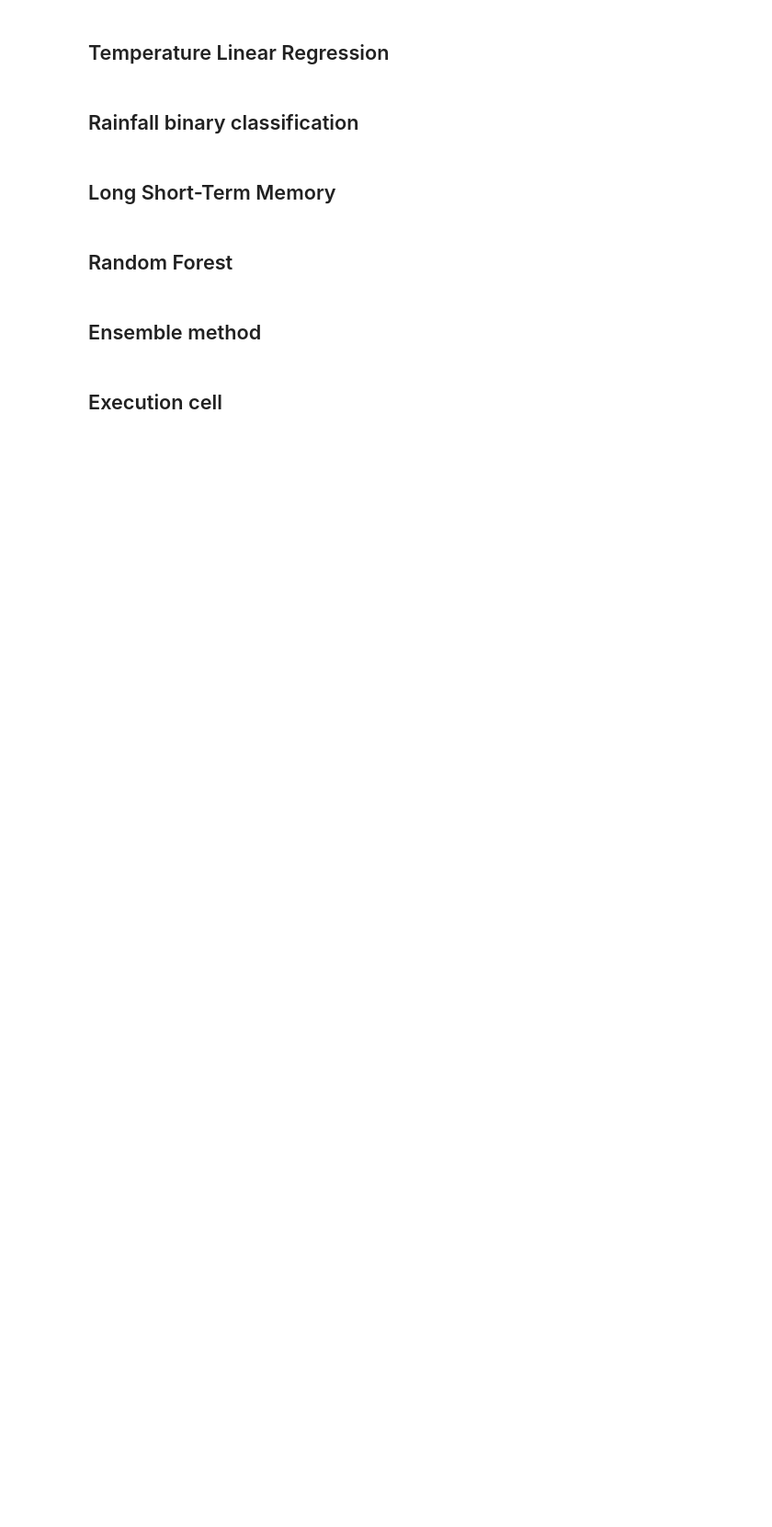
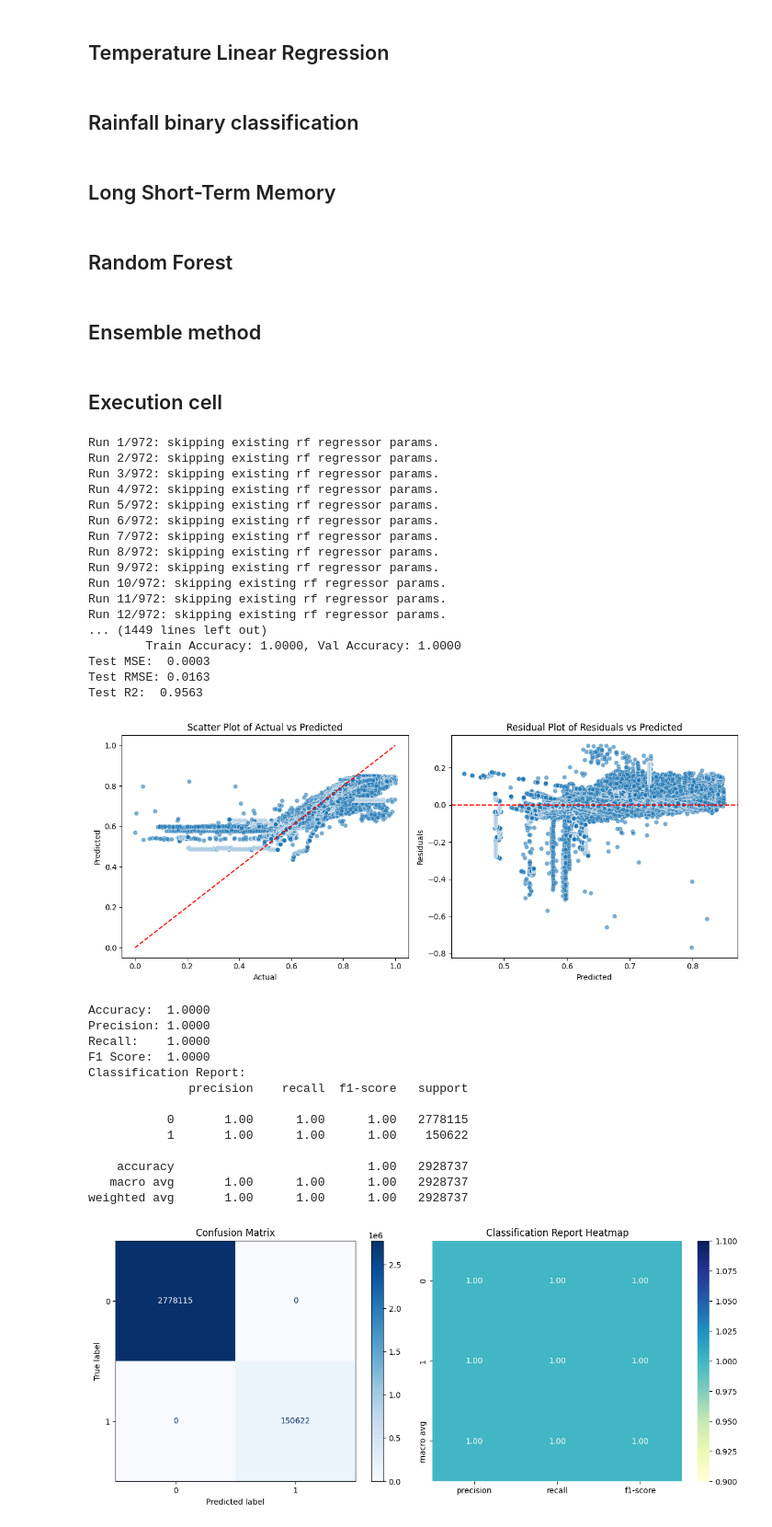
Before and after one commit to honghan-wong/study-model, a Jupyter notebook: main2.ipynb, the cells around one changed output. Shown at 92% size. Saved outputs shown, nothing was run; the diff lists cells and outputs as text; code cells hidden in the pictures; blank space fills up the shorter version.

Commit message:
add plotting for results

```diff
--- a/main2.ipynb
+++ b/main2.ipynb
@@ -819,7 +862,7 @@ def evaluate_rainfall_binary_model(model, test_loader):
     test_accuracy = 100 * test_correct / test_total
     print(f"Test Accuracy: {test_accuracy:.2f}%")
 
-    classification_results(y_labels, y_preds)
+    classification_results(y_labels, y_preds, model_name='baseline')
     classification_plot(y_labels, y_preds)
 
     return y_labels, y_preds
@@ -1111,13 +1154,13 @@ def evaluate_weather_lstm_model(model, test_loader):
             y_temp_preds.extend(temp_output.cpu().numpy())
 
 
-    regression_results(y_temp_labels, y_temp_preds)
+    regression_results(y_temp_labels, y_temp_preds, model_name='lstm')
     regression_plot(y_temp_labels, y_temp_preds)
 
     test_accuracy = 100 * test_correct / test_total
     print(f"Test Accuracy: {test_accuracy:.2f}%")
 
-    classification_results(y_rain_labels, y_rain_preds)
+    classification_results(y_rain_labels, y_rain_preds, model_name='lstm')
     classification_plot(y_rain_labels, y_rain_preds)
 
     return y_temp_labels, y_temp_preds, y_rain_labels, y_rain_preds
@@ -1369,10 +1412,10 @@ def evaluate_weather_rf_model(rf_temp, rf_rain, X_test, y_temp_labels, y_rain_la
     y_temp_preds = rf_temp.predict(X_test)
     y_rain_preds = rf_rain.predict(X_test)
 
-    regression_results(y_temp_labels, y_temp_preds)
+    regression_results(y_temp_labels, y_temp_preds, model_name='rf')
     regression_plot(y_temp_labels, y_temp_preds)
 
-    classification_results(y_rain_labels, y_rain_preds)
+    classification_results(y_rain_labels, y_rain_preds, model_name='rf')
     classification_plot(y_rain_labels, y_rain_preds)
 
     return y_temp_preds, y_rain_preds
@@ -1641,10 +1684,10 @@ def weather_ensemble_model_reevaluate(rf_temp, rf_rain, lstm_model, features, la
         best_ensemble_run['rf_to_lstm_temp_weight']
     )
 
-    regression_results(lstm_y_temp_labels, ensemble_y_temp_preds)
+    regression_results(lstm_y_temp_labels, ensemble_y_temp_preds, model_name='ensemble')
     regression_plot(lstm_y_temp_labels, ensemble_y_temp_preds)
 
-    classification_results(lstm_y_rain_labels, ensemble_y_rain_preds)
+    classification_results(lstm_y_rain_labels, ensemble_y_rain_preds, model_name='ensemble')
     classification_plot(lstm_y_rain_labels, ensemble_y_rain_preds)
 
     ensemble_model_dict = {
@@ -1872,5 +1915,38 @@ def search_best_models(models_to_search):
             continue
 # %%
 # Main run function
-# search_best_models(['baseline', 'lstm', 'rf', 'hybrid'])
-search_best_models(['rf'])
+search_best_models(['baseline', 'lstm', 'rf', 'hybrid'])
+# search_best_models(['rf'])
+# %% [output]
+Run 1/972: skipping existing rf regressor params.
+Run 2/972: skipping existing rf regressor params.
+Run 3/972: skipping existing rf regressor params.
+Run 4/972: skipping existing rf regressor params.
+Run 5/972: skipping existing rf regressor params.
+Run 6/972: skipping existing rf regressor params.
+Run 7/972: skipping existing rf regressor params.
+Run 8/972: skipping existing rf regressor params.
+Run 9/972: skipping existing rf regressor params.
+Run 10/972: skipping existing rf regressor params.
+Run 11/972: skipping existing rf regressor params.
+Run 12/972: skipping existing rf regressor params.
+... (1449 lines left out)
+        Train Accuracy: 1.0000, Val Accuracy: 1.0000
+Test MSE:  0.0003
+Test RMSE: 0.0163
+Test R2:  0.9563
+[figure, added]
+Accuracy:  1.0000
+Precision: 1.0000
+Recall:    1.0000
+F1 Score:  1.0000
+Classification Report:
+              precision    recall  f1-score   support
+
+           0       1.00      1.00      1.00   2778115
+           1       1.00      1.00      1.00    150622
+
+    accuracy                           1.00   2928737
+   macro avg       1.00      1.00      1.00   2928737
+weighted avg       1.00      1.00      1.00   2928737
+[figure, added]
```
Also changed, not shown: parts of 5 cells of this notebook, 1 other file.
